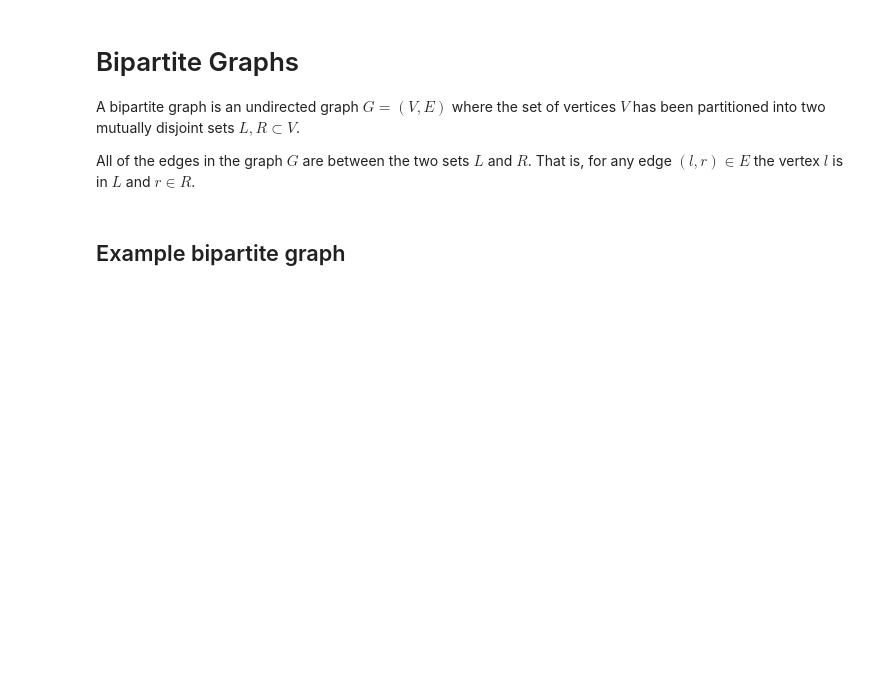
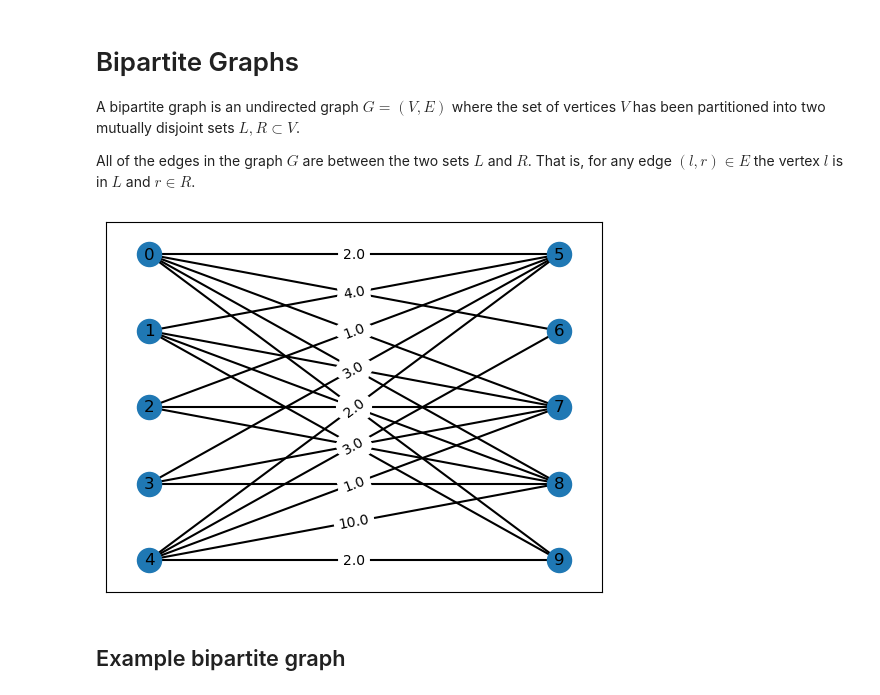
Before and after one commit to yessergire/gumbel-sampler, a Jupyter notebook: Bipartite Graphs.ipynb, the cells around one changed output. Cells and saved outputs as stored; diff of their text form; code cells hidden in the pictures; blank space fills up the shorter version.

```diff
--- a/Bipartite Graphs.ipynb
+++ b/Bipartite Graphs.ipynb
@@ -14,3 +14,9 @@ import scipy as sp
 import networkx as nx
 from networkx.algorithms import bipartite, matching
 from matching_functions import *
+# %%
+bmat = sp.sparse.csc_array (np.floor(np.abs(npr.normal(0,5,size=(5,5)))))
+G = bipartite.from_biadjacency_matrix(bmat)
+draw_bipartite(G)
+# %% [output]
+[figure, added]
```
Also changed, not shown: parts of 8 cells of this notebook, 2 other files.
